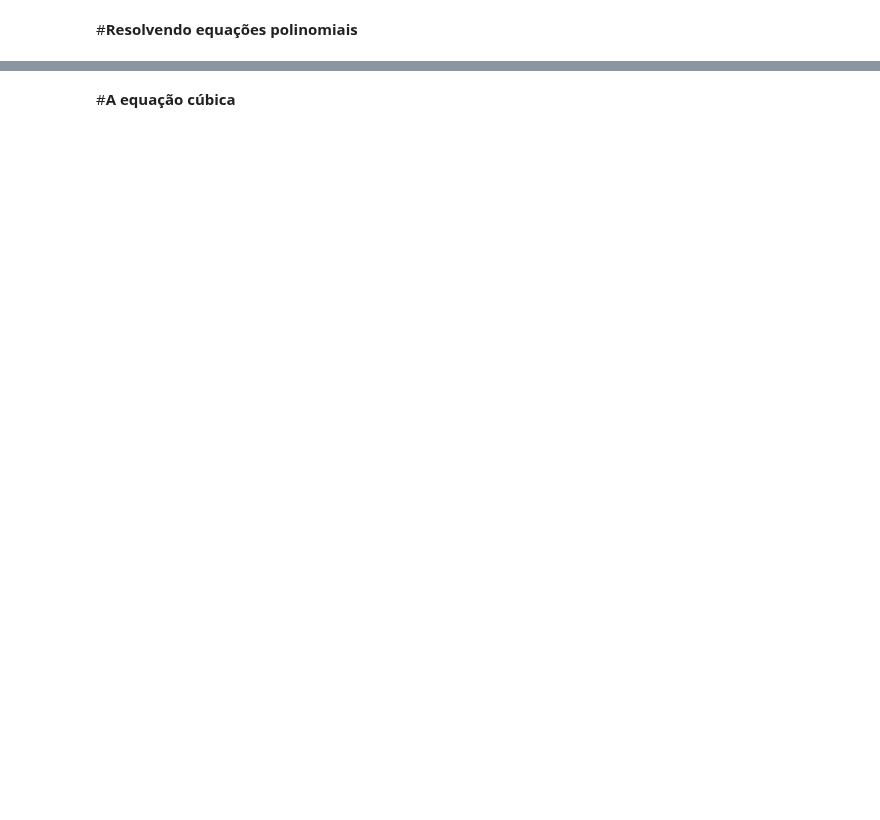
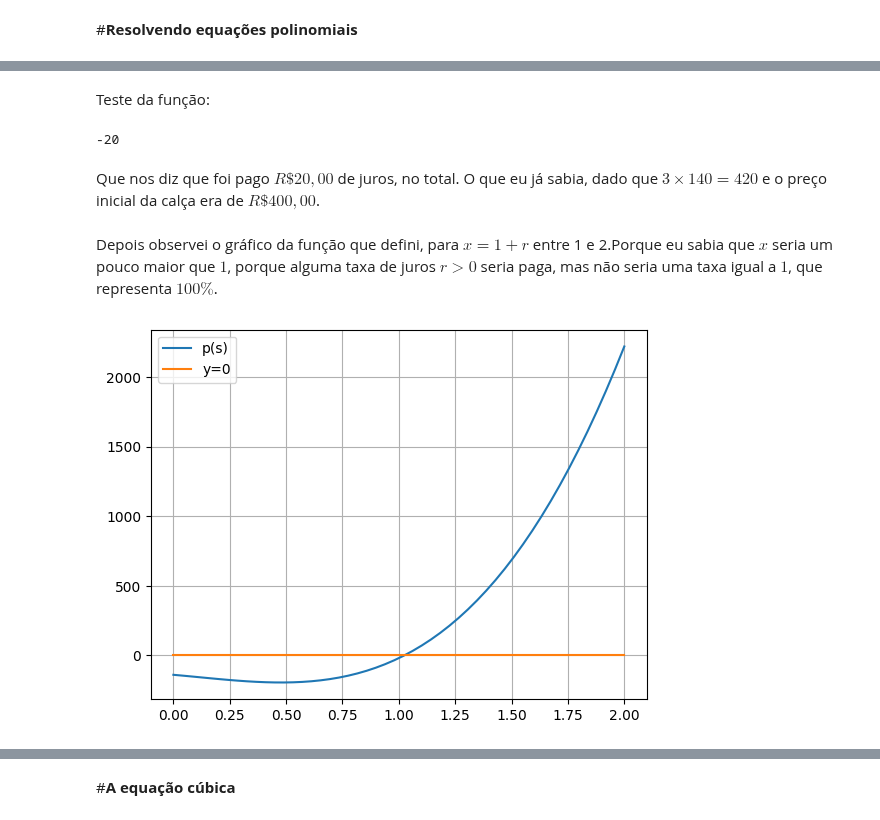
Before and after one commit to j-claudinei-f/j-claudinei-f, a Jupyter notebook: Resolvendo_equações_polinomiais.ipynb, the cells around one changed output, grey strips where cells are left out. Drawn from its saved outputs; the diff is of its cells as text; code cells hidden in the pictures; blank space fills up the shorter version.

```diff
--- a/Resolvendo_equações_polinomiais.ipynb
+++ b/Resolvendo_equações_polinomiais.ipynb
@@ -8,0 +46,13 @@ Universidade Federal de Alfenas
+# %%
+def p(x):
+  return ((400*x-140)*x-140)*x-140
+# %% [markdown]
+Teste da função:
+# %%
+p(1)
+# %% [output]
+-20
+# %% [markdown]
+Que nos diz que foi pago $R\$20,00$ de juros, no total. O que eu já sabia, dado que $3\times 140=420$ e o preço inicial da calça era de $R\$400,00$.
+# %% [markdown]
+Depois observei o gráfico da função que defini, para $x=1+r$ entre 1 e 2.Porque eu sabia que $x$ seria um pouco maior que $1$, porque alguma taxa de juros $r>0$ seria paga, mas não seria uma taxa igual a $1$, que representa $100\%$.
@@ -8,0 +62,10 @@ Universidade Federal de Alfenas
+# %%
+s=np.linspace(0,2,50)         # Vetor (lista) de números igualmante espaçados,
+                                # entre 0 e 2, com 50 números.
+plt.plot(s,p(s),label='p(s)')   # Comando para plotar gráfico.
+plt.plot(s,0*s,label='y=0')
+plt.legend()
+plt.grid()
+plt.show()
+# %% [output]
+[figure, added]
```
Also changed, not shown: parts of 60 cells of this notebook.
